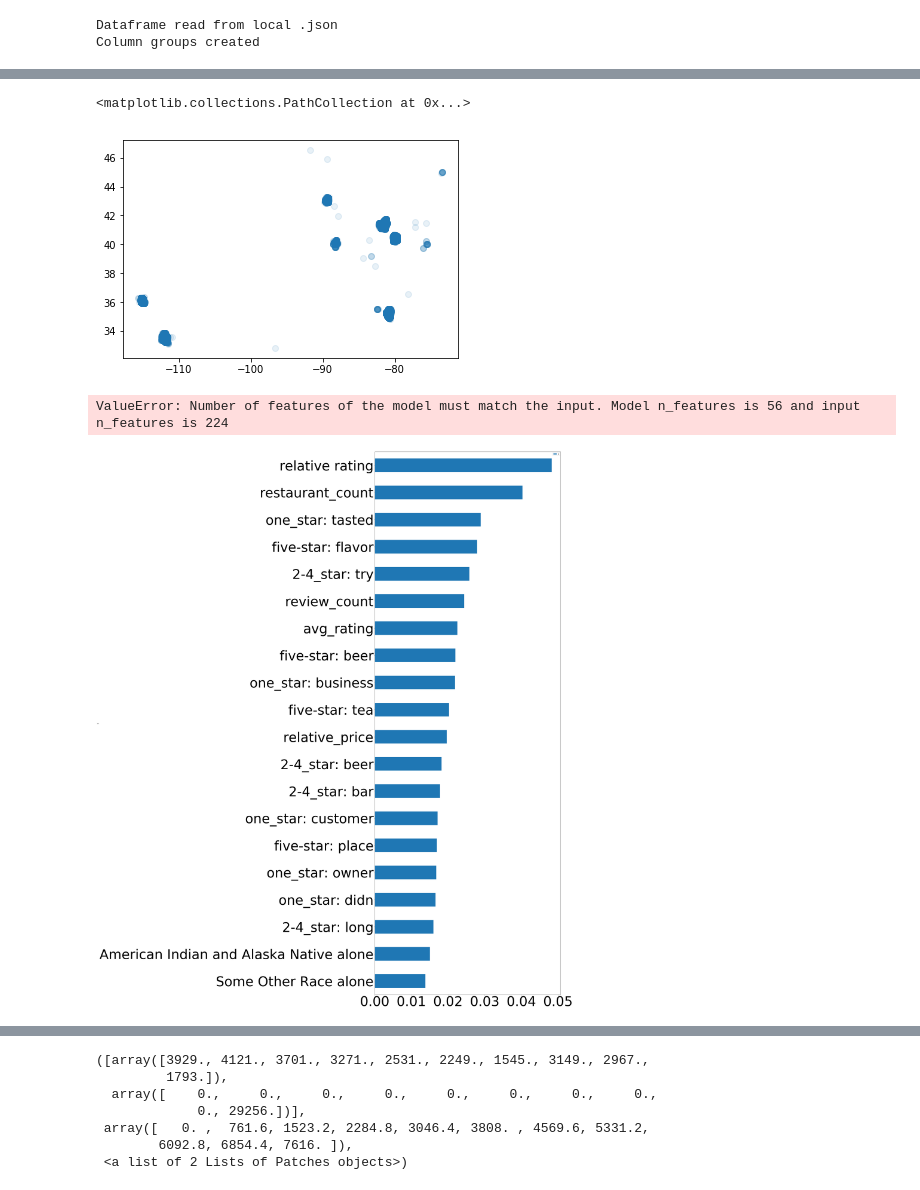
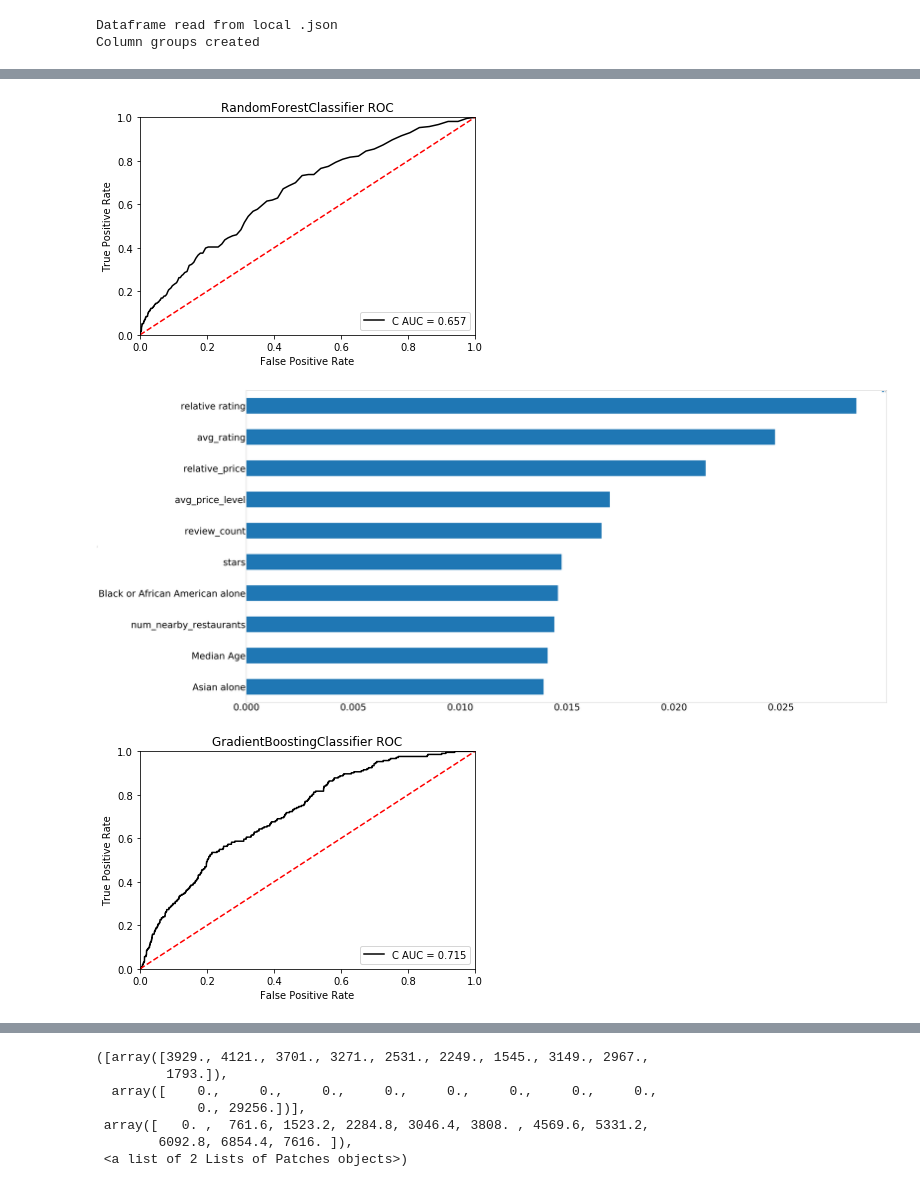
Before and after one commit to ellcrane/will-it-close, a Jupyter notebook: notebooks/model.ipynb, the cells around one changed output, grey strips where cells are left out. Saved outputs shown, nothing was run; the diff lists cells and outputs as text; code cells hidden in the pictures.

Commit message:
added graphs to model notebook:

```diff
--- a/notebooks/model.ipynb
+++ b/notebooks/model.ipynb
@@ -181,20 +130,0 @@ plot_roc(gb_model_yelp_basic, X_test[basic_yelp_columns], y_test)
-# %%
-rf_model = RandomForestClassifier(n_estimators=100)
-rf_model.fit(X_train, y_train)
-
-gb_model = GradientBoostingClassifier(n_estimators=100)
-gb_model.fit(X_train, y_train)
-
-lr_model = LogisticRegression()
-lr_model.fit(X_train, y_train)
-
-dt_model = DecisionTreeClassifier()
-dt_model.fit(X_train, y_train)
-
-ab_model = AdaBoostClassifier()
-ab_model.fit(X_train, y_train)
-
-kn_model = KNeighborsClassifier()
-kn_model.fit(X_train, y_train)
-
-models = [gb_model_basic, rf_model, gb_model, lr_model, dt_model, ab_model, kn_model]
@@ -209,11 +130,0 @@ final_df.to_csv('../data/final_df.csv')
-# %%
-fig, ax = plt.subplots()
-ax.scatter(final_df['longitude'],final_df['latitude'],alpha=.1)
-# %% [output]
-<matplotlib.collections.PathCollection at 0x...>
-[figure, removed]
-# %%
-for model in models:
-    plot_roc(model, X_test, y_test)
-# %% [output]
-ValueError: Number of features of the model must match the input. Model n_features is 56 and input n_features is 224
@@ -222,4 +131,28 @@ top_review_values, top_review_columns = gb_best_features(df, x_columns, 20)
-# %%
-plot_best_features(top_review_values, top_review_columns,20,60)
-# %% [output]
-[figure, removed]
+# %%
+rf_model = RandomForestClassifier(n_estimators=100)
+rf_model.fit(X_train, y_train)
+plot_roc(rf_model, X_test, y_test)
+best_values, best_features = get_best_features(rf_model, X_test.columns, 10)
+plot_best_features(best_values, best_features, 10, 100, 50)
+
+gb_model = GradientBoostingClassifier(n_estimators=100)
+gb_model.fit(X_train, y_train)
+plot_roc(gb_model, X_test, y_test)
+best_values, best_features = get_best_features(gb_model, X_test.columns, 10)
+plot_best_features(best_values, best_features, 10, 100, 50)
+
+dt_model = DecisionTreeClassifier()
+dt_model.fit(X_train, y_train)
+plot_roc(dt_model, X_test, y_test)
+best_values, best_features = get_best_features(dt_model, X_test.columns, 10)
+plot_best_features(best_values, best_features, 10, 100, 50)
+
+ab_model = AdaBoostClassifier()
+ab_model.fit(X_train, y_train)
+plot_roc(ab_model, X_test, y_test)
+best_values, best_features = get_best_features(ab_model, X_test.columns, 10)
+plot_best_features(best_values, best_features, 10, 100, 50)
+# %% [output]
+[figure, added]
+[figure, added]
+[figure, added]
```
Also changed, not shown: parts of 13 cells of this notebook, 2 other files.
